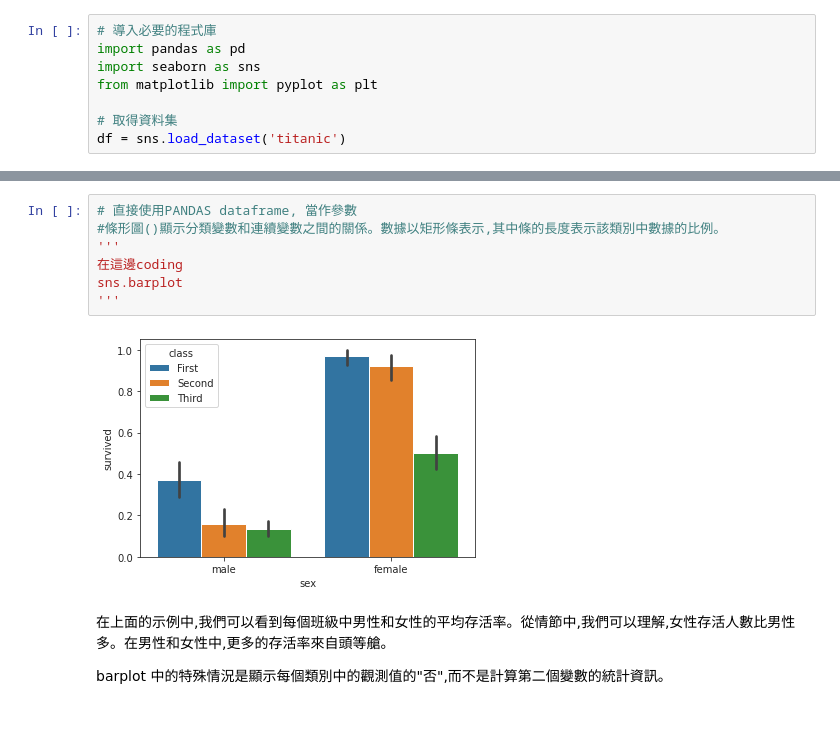
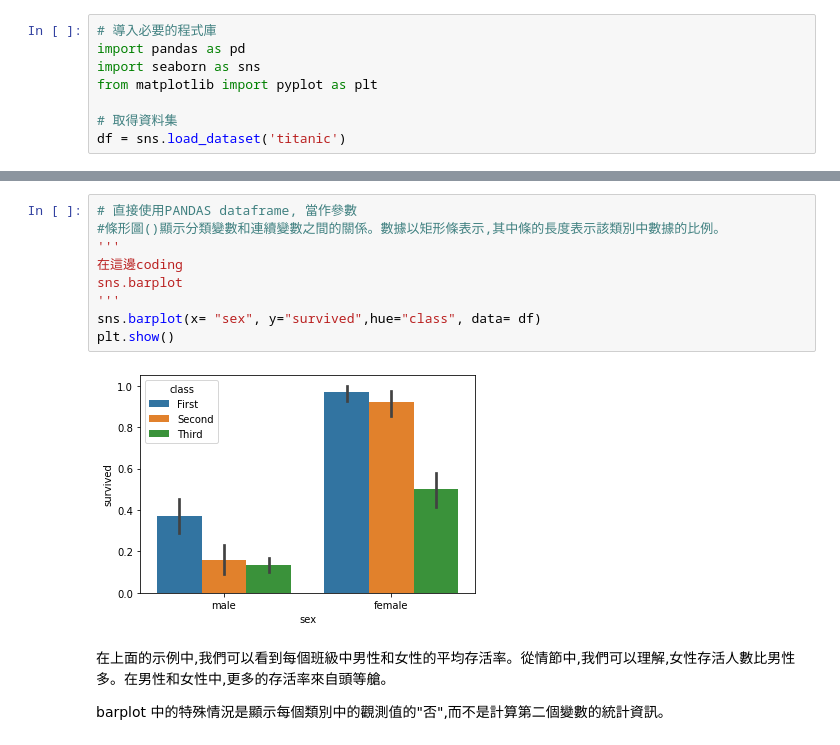
Before and after one commit to hsienhsin/1st-DataScienceMarathon, a Jupyter notebook: D21Data_Visualization_Day_4作業.ipynb, the cells around one changed output, grey strips where cells are left out. Cells and saved outputs as stored; diff of their text form.

```diff
--- a/D21Data_Visualization_Day_4作業.ipynb
+++ b/D21Data_Visualization_Day_4作業.ipynb
@@ -41,12 +41,14 @@ memory usage: 80.6+ KB
 # %%
 # 直接使用PANDAS dataframe, 當作參數
 #條形圖()顯示分類變數和連續變數之間的關係。數據以矩形條表示,其中條的長度表示該類別中數據的比例。
 '''
 在這邊coding
 sns.barplot
 '''
+sns.barplot(x= "sex", y="survived",hue="class", data= df)
+plt.show()
 # %% [output]
-[figure, old version]
+[figure, new version]
 # %% [markdown]
 在上面的示例中,我們可以看到每個班級中男性和女性的平均存活率。從情節中,我們可以理解,女性存活人數比男性多。在男性和女性中,更多的存活率來自頭等艙。
 
```
Also changed, not shown: parts of 8 cells of this notebook.
